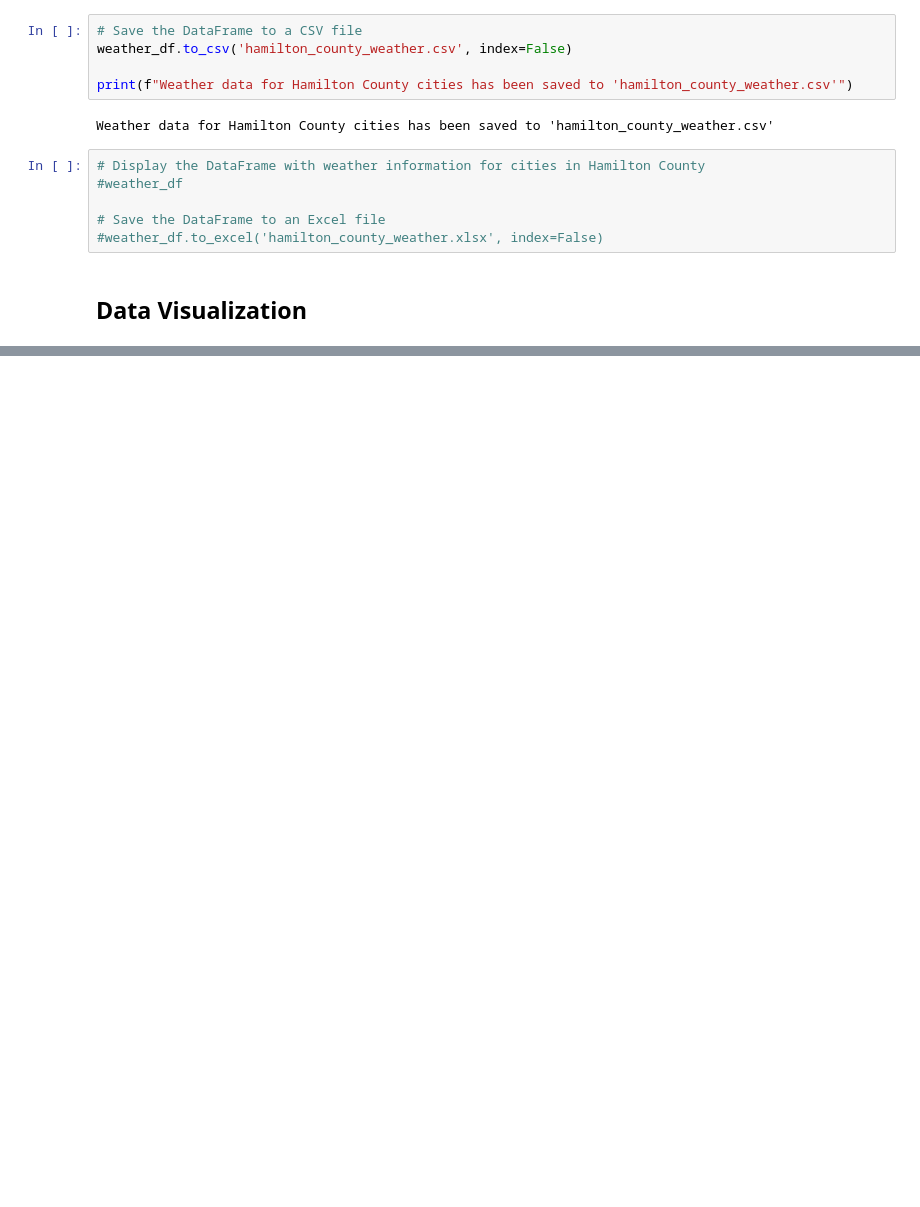
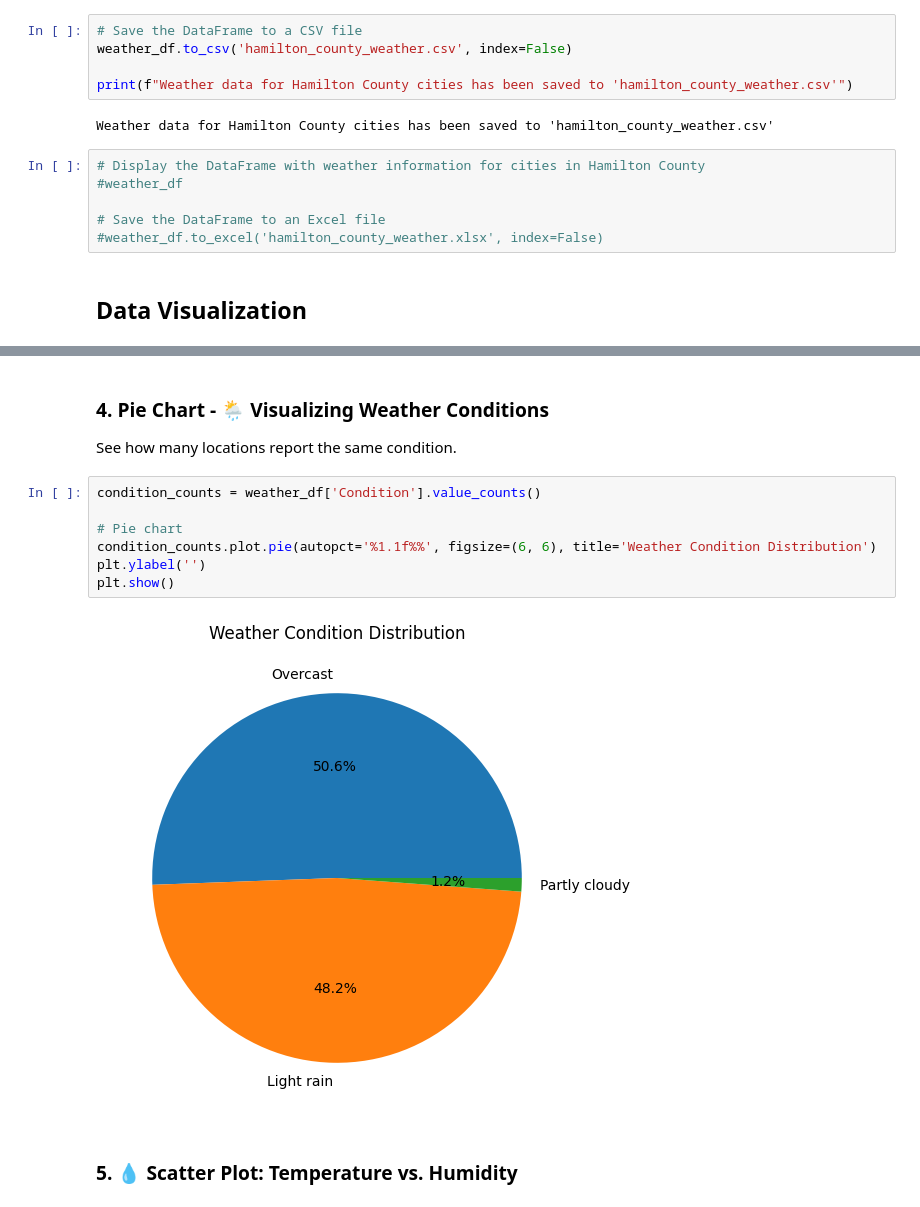
Before and after one commit to Sahiladevi/Learning_To_Plot, a Jupyter notebook: retrieve_data_using_API.ipynb, the cells around one changed output, grey strips where cells are left out. Drawn from its saved outputs; the diff is of its cells as text; blank space fills up the shorter version.

```diff
--- a/retrieve_data_using_API.ipynb
+++ b/retrieve_data_using_API.ipynb
@@ -149,0 +206,14 @@ plt.show()
+# %% [markdown]
+### 4. Pie Chart - 🌦️  Visualizing Weather Conditions
+See how many locations report the same condition.
+# %%
+condition_counts = weather_df['Condition'].value_counts()
+
+# Pie chart
+condition_counts.plot.pie(autopct='%1.1f%%', figsize=(6, 6), title='Weather Condition Distribution')
+plt.ylabel('')
+plt.show()
+# %% [output]
+[figure, added]
+# %% [markdown]
+### 5. 💧 Scatter Plot: Temperature vs. Humidity
```
Also changed, not shown: parts of 17 cells of this notebook.
